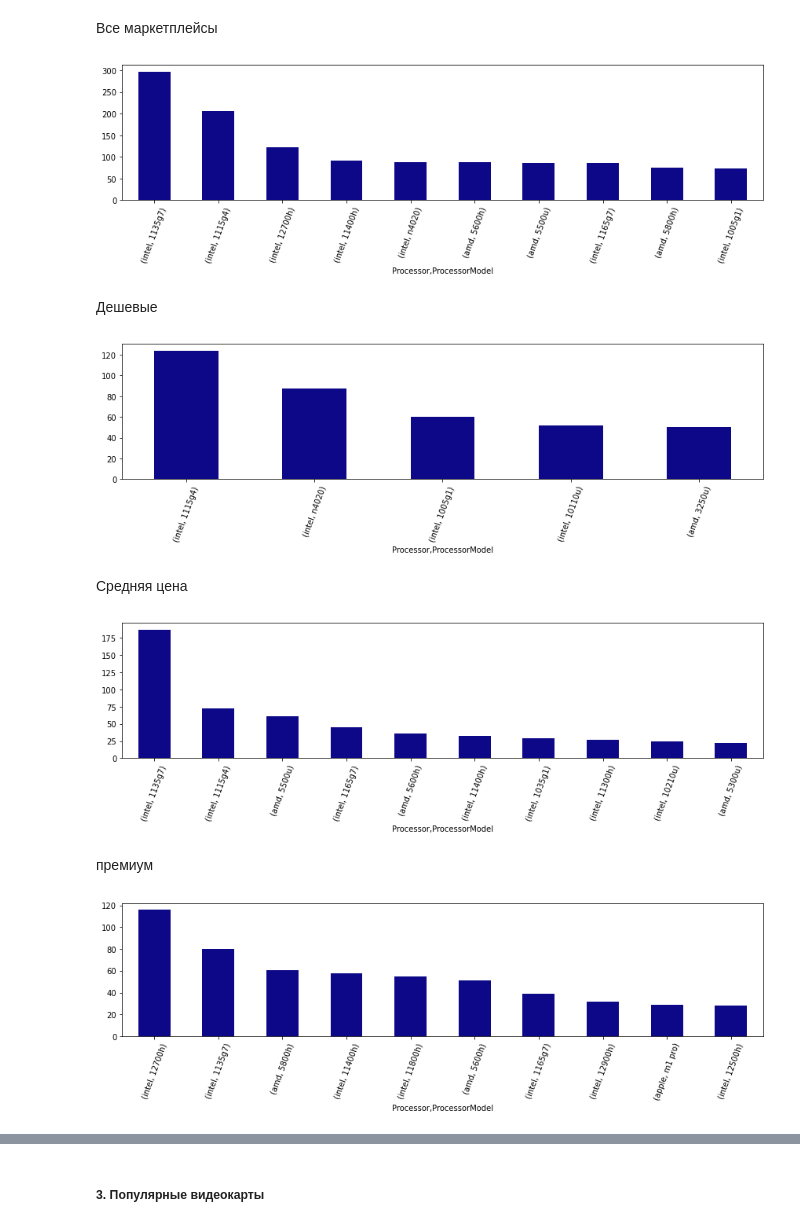
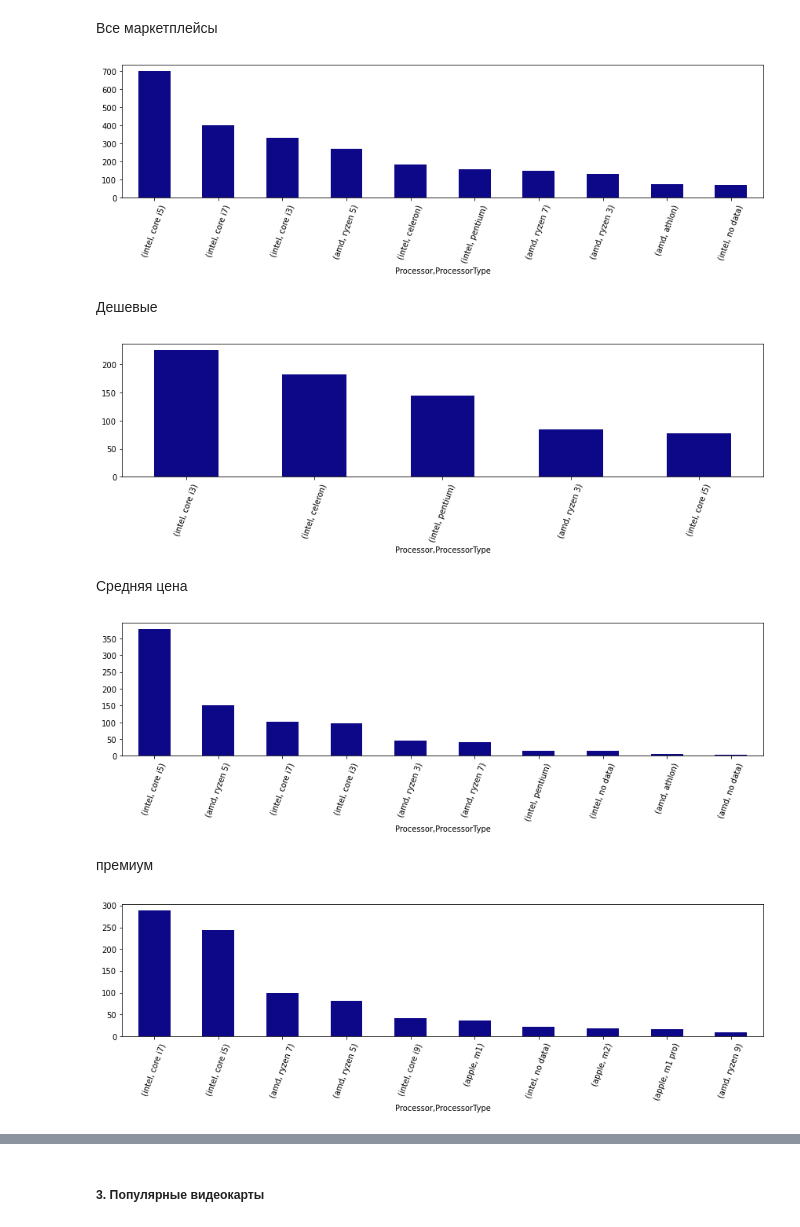
Before and after one commit to deeleel/Dataton-2022, a Jupyter notebook: analysis/research.ipynb, the cells around one changed output, grey strips where cells are left out. Cells and saved outputs as stored; diff of their text form; code cells hidden in the pictures.

```diff
--- a/analysis/research.ipynb
+++ b/analysis/research.ipynb
@@ -7,7 +7,7 @@ import matplotlib.pyplot as plt
 import warnings
 warnings.filterwarnings("ignore")
 # %%
-df = pd.read_csv('../datas/final_data.csv',on_bad_lines='skip', sep=';')
+df = pd.read_csv("../datas/final.csv", encoding="latin-1", sep=";")
 df
 # %% [output]
 |  | Marketplace | Brand | Series | PriceNow | PriceOriginal | Guarantee_year | OS | CoresNumber | ... |
@@ -261,7 +261,7 @@ plt.tight_layout()
 Все маркетплейсы
 # %%
 tmp = df[df['Processor'] != 'no data']
-data = tmp.groupby(['Processor', 'ProcessorModel'])['Marketplace'].count().nlargest(10)
+data = tmp.groupby(['Processor', 'ProcessorType'])['Marketplace'].count().nlargest(10)
 data = data.nlargest((30))
 data.plot(
     kind='bar',
@@ -271,12 +271,12 @@ data.plot(
 plt.xticks(rotation=70)
 plt.tight_layout()
 # %% [output]
-[figure, old version]
+[figure, new version]
 # %% [markdown]
 Дешевые
 # %%
 tmp = df[df['Processor'] != 'no data']
-data = tmp[tmp['Price_Category']=='cheap'].groupby(['Processor', 'ProcessorModel'])['Marketplace'].count().nlargest(5)
+data = tmp[tmp['Price_Category']=='cheap'].groupby(['Processor', 'ProcessorType'])['Marketplace'].count().nlargest(5)
 data.plot(
     kind='bar',
     figsize=(12, 4),
@@ -285,12 +285,12 @@ data.plot(
 plt.xticks(rotation=70)
 plt.tight_layout()
 # %% [output]
-[figure, old version]
+[figure, new version]
 # %% [markdown]
 Средняя цена
 # %%
 tmp = df[df['Processor'] != 'no data']
-data = tmp[tmp['Price_Category']=='middle'].groupby(['Processor', 'ProcessorModel'])['Marketplace'].count().nlargest(10)
+data = tmp[tmp['Price_Category']=='middle'].groupby(['Processor', 'ProcessorType'])['Marketplace'].count().nlargest(10)
 
 data.plot(
     kind='bar',
@@ -300,22 +300,22 @@ data.plot(
 plt.xticks(rotation=70)
 plt.tight_layout()
 # %% [output]
-[figure, old version]
+[figure, new version]
 # %% [markdown]
 премиум
 # %%
 tmp = df[df['Processor'] != 'no data']
-data = tmp[tmp['Price_Category']=='premium'].groupby(['Processor', 'ProcessorModel'])['Marketplace'].count().nlargest(10)
+data = tmp[tmp['Price_Category']=='premium'].groupby(['Processor', 'ProcessorType'])['Marketplace'].count().nlargest(10)
 # print(data)
 data = data.nlargest((30))
 data.plot(
     kind='bar',
     figsize=(12, 4),
     colormap='plasma'
 )
 plt.xticks(rotation=70)
 plt.tight_layout()
 # %% [output]
-[figure, old version]
+[figure, new version]
 # %% [markdown]
 Самые популярные Процессоры:
```
Also changed, not shown: parts of 29 cells of this notebook.
